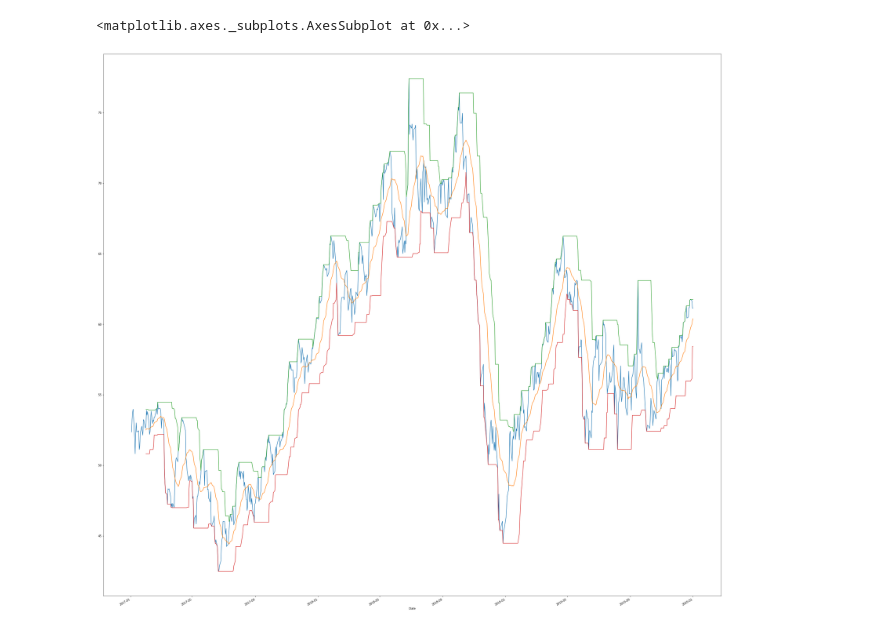
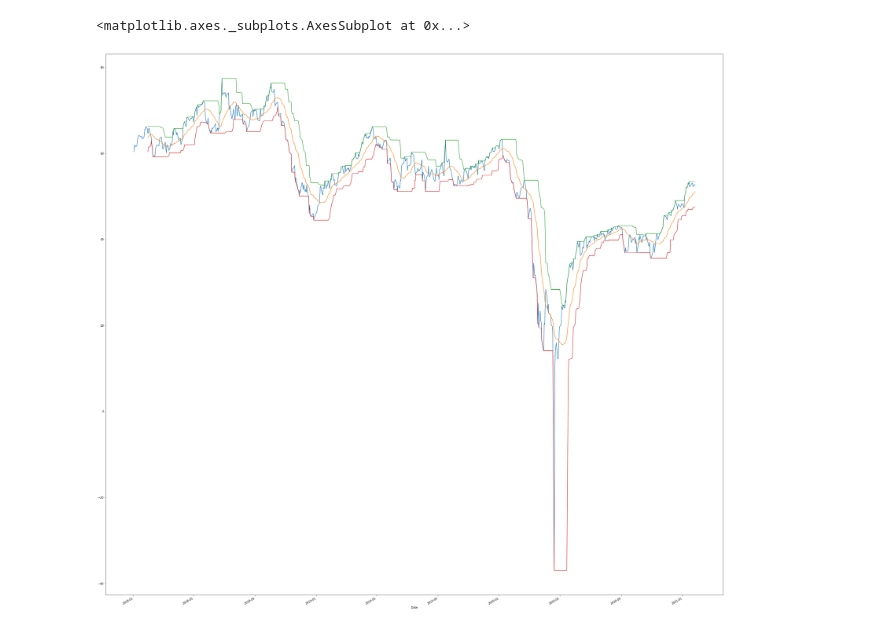
Before and after one commit to nishant1994/Crudeoil-Technical-Analysis, a Jupyter notebook: Crudeoil_Technical_Analysis.ipynb, the cells around one changed output. Saved outputs shown, nothing was run; the diff lists cells and outputs as text; code cells hidden in the pictures.

```diff
--- a/Crudeoil_Technical_Analysis.ipynb
+++ b/Crudeoil_Technical_Analysis.ipynb
@@ -27,17 +27,18 @@ Requirement already satisfied: six in /usr/local/lib/python3.6/dist-packages (fr
 # %%
 import quandl
 import matplotlib.pyplot as plt
 %matplotlib inline
+from datetime import date
 
-data = quandl.get('EIA/PET_RWTC_D',start_date='2017-1-1',end_date='2020-1-1')
+data = quandl.get('EIA/PET_RWTC_D',start_date='2018-1-1',end_date=date.today())
 data['Value'].plot(figsize=(40,40))
 
 # plotting 20 days moving average
 data.rolling(window=20).mean()['Value'].plot()
 
 # plotting Donchian Channel Indicator
 data.rolling(window=20).max()['Value'].plot()
 data.rolling(window=20).min()['Value'].plot()
 # %% [output]
 <matplotlib.axes._subplots.AxesSubplot at 0x...>
-[figure, old version]
+[figure, new version]
```
Also changed, not shown: parts of 1 cell of this notebook.
